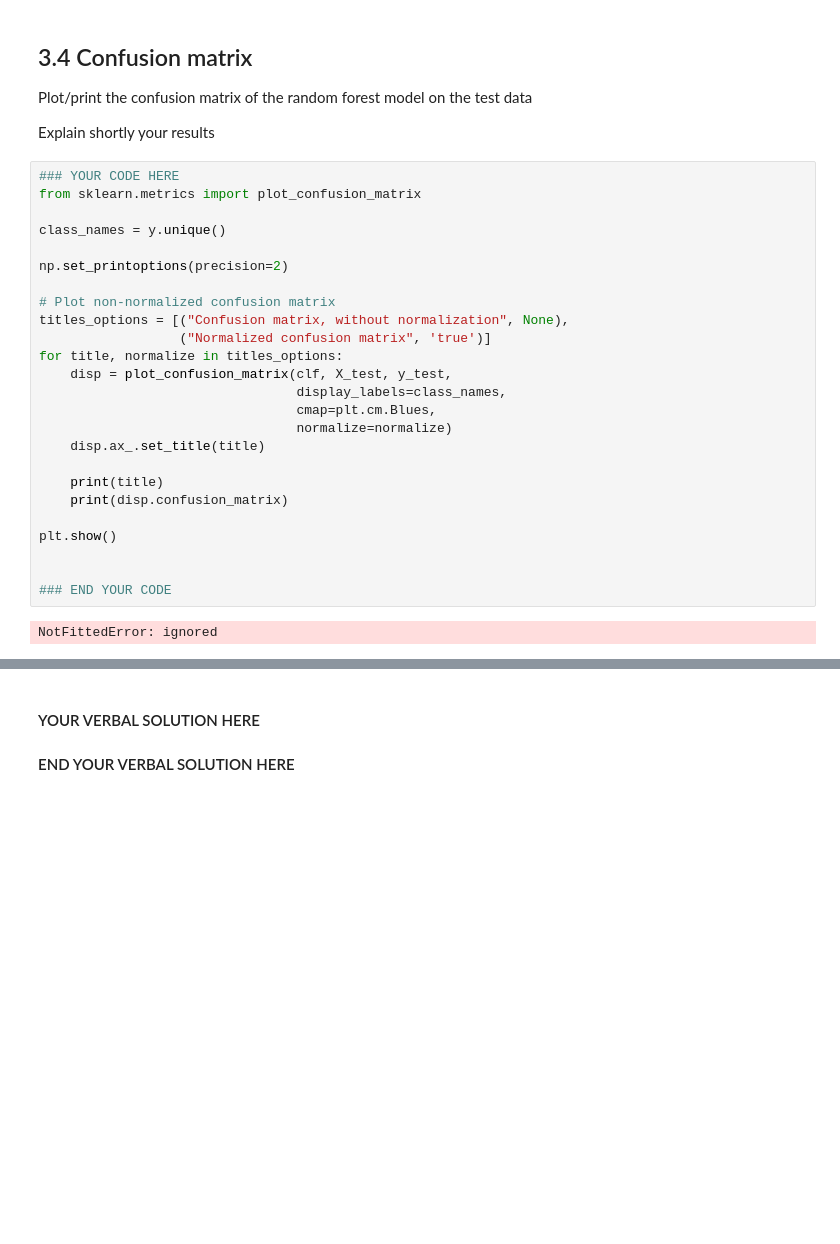
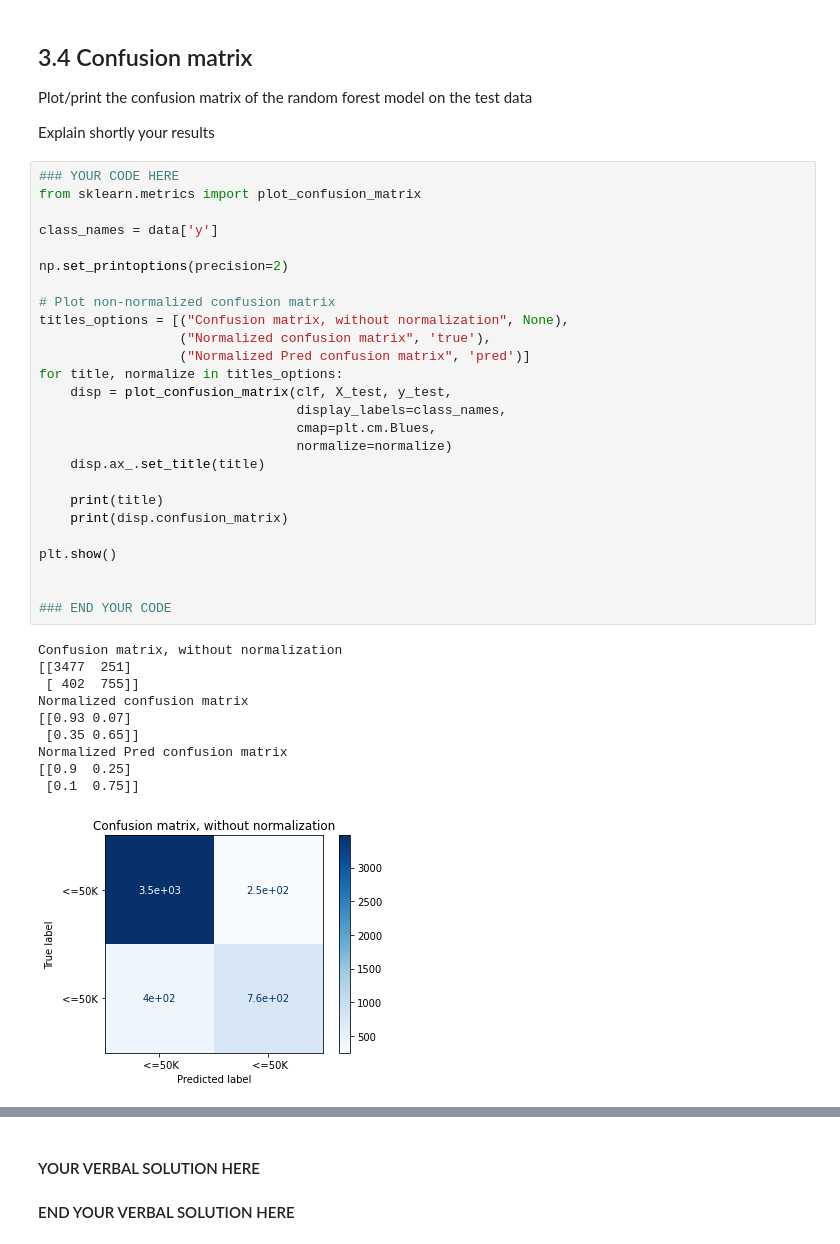
Before and after one commit to Galzi1/DataDiscoveryNNProj, a Jupyter notebook: project_part2.ipynb, the cells around one changed output, grey strips where cells are left out. Cells and saved outputs as stored; diff of their text form; blank space fills up the shorter version.

```diff
--- a/project_part2.ipynb
+++ b/project_part2.ipynb
@@ -225,27 +223,37 @@ Explain shortly your results
 # %%
 ### YOUR CODE HERE
 from sklearn.metrics import plot_confusion_matrix
 
-class_names = y.unique()
+class_names = data['y']
 
 np.set_printoptions(precision=2)
 
 # Plot non-normalized confusion matrix
 titles_options = [("Confusion matrix, without normalization", None),
-                  ("Normalized confusion matrix", 'true')]
+                  ("Normalized confusion matrix", 'true'),
+                  ("Normalized Pred confusion matrix", 'pred')]
 for title, normalize in titles_options:
     disp = plot_confusion_matrix(clf, X_test, y_test,
                                  display_labels=class_names,
                                  cmap=plt.cm.Blues,
                                  normalize=normalize)
     disp.ax_.set_title(title)
 
     print(title)
     print(disp.confusion_matrix)
 
 plt.show()
 
 
 ### END YOUR CODE
 # %% [output]
-NotFittedError: ignored
+Confusion matrix, without normalization
+[[3477  251]
+ [ 402  755]]
+Normalized confusion matrix
+[[0.93 0.07]
+ [0.35 0.65]]
+Normalized Pred confusion matrix
+[[0.9  0.25]
+ [0.1  0.75]]
+[figure, added]
```
Also changed, not shown: parts of 9 cells of this notebook.
